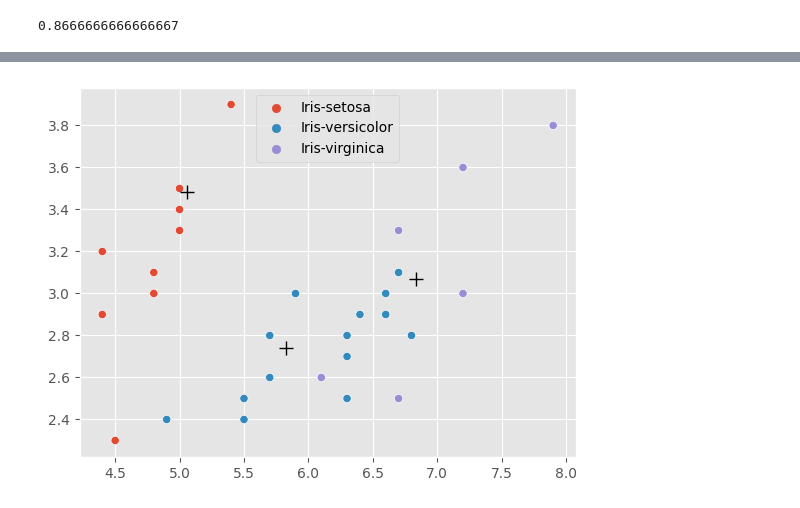
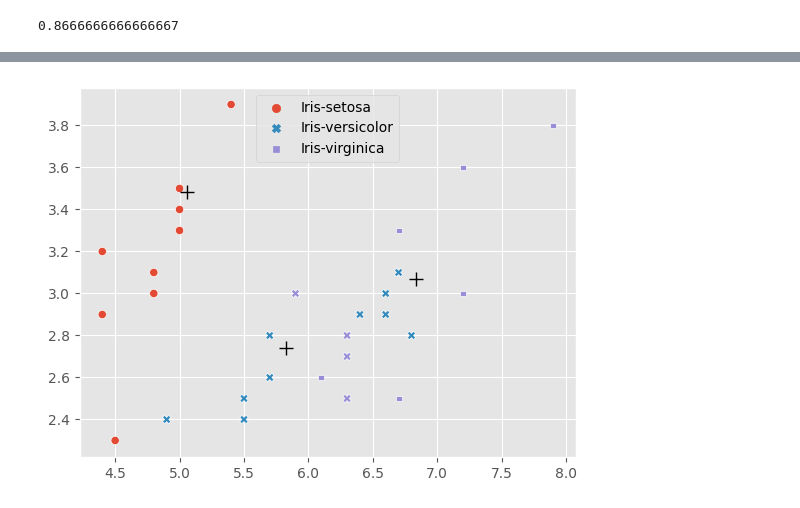
Before and after one commit to sbracellari/csi-6160, a Jupyter notebook: hw6.ipynb, the cells around one changed output, grey strips where cells are left out. Cells and saved outputs as stored; diff of their text form; code cells hidden in the pictures.

Commit message:
more visuals hw6

```diff
--- a/hw6.ipynb
+++ b/hw6.ipynb
@@ -1,5 +1,5 @@
 # %%
-from sklearn.model_selection import KFold
+from sklearn.model_selection import StratifiedKFold
 import polars as pl
 import numpy as np
 from sklearn import preprocessing
@@ -14,7 +14,7 @@ CLUSTERS = 3
 def fetch_data(df, use_split):
     assert(use_split >= 0 and use_split <= 4)
     # perform 5-fold cross validation with a deterministic seed
-    kf = KFold(n_splits=5, shuffle=True, random_state=2028)
+    kf = StratifiedKFold(n_splits=5, shuffle=True, random_state=2028)
     split_x, split_y = get_x_y(df)
     splits = list(kf.split(split_x, split_y))
 
@@ -46,11 +46,10 @@ shape: (5, 5)
 from sklearn.cluster import KMeans
 import numpy as np
 
-model = KMeans(n_clusters=3, random_state=2028, n_init='auto')
+model = KMeans(n_clusters=CLUSTERS, random_state=2028, n_init='auto')
 model.fit(X_train)
 
 preds = model.predict(X_test)
-
 np.count_nonzero(preds == y_test) / len(y_test)
 # %% [output]
 0.8666666666666667
@@ -109,0 +132,18 @@ np.count_nonzero(preds == y_test) / len(y_test)
+# %%
+import seaborn
+import pandas as pd
+import matplotlib.pyplot as plt
+
+plt.style.use('ggplot')
+COLORS = seaborn.color_palette()
+f, ax = plt.subplots()
+
+our_method = [run_experiment(df, x) for x in range(5)]
+benchmark = [sk_bench(df, x) for x in range(5)]
+method = ['Ours' for _ in range(5)] + ['Benchmark' for _ in range(5)]
+plot_df = pd.DataFrame.from_dict({'Accuracy': our_method + benchmark, 'Method': method, 'Trial': list(range(5)) + list(range(5))})
+ax.set_title('5-Fold Cross Validation Accuracy')
+seaborn.barplot(data=plot_df, x='Trial', y='Accuracy', hue='Method', ax=ax, palette=COLORS)
+seaborn.move_legend(ax, "lower center")
+for container in ax.containers:
+    ax.bar_label(container, fmt="%.2f")
@@ -110,25 +152,19 @@ np.count_nonzero(preds == y_test) / len(y_test)
 # %%
 import seaborn
 import matplotlib.pyplot as plt
 
 plt.style.use('ggplot')
 COLORS = seaborn.color_palette()
 
 plt.figure()
-ax = seaborn.scatterplot(x=[X[0] for X in X_test],
-                y=[X[1] for X in X_test],
-                hue=preds,
-                palette=COLORS[0:3],
-                legend='full'
-                )
-plt.plot([x for x, _, _, _ in model.centroids],
-         [y for _, y, _, _ in model.centroids],
-         '+',
-         markersize=10,
-         c='black',
-         )
+ax = seaborn.scatterplot(
+    x=[X[0] for X in X_test], y=[X[1] for X in X_test], hue=y_test,
+    style=preds, palette=COLORS[0:3], legend='full')
+plt.plot(
+    [x for x, _, _, _ in model.centroids], [y for _, y, _, _ in model.centroids], '+',
+    markersize=10, c='black')
 h, _ = ax.get_legend_handles_labels()
 plt.legend(handles=h, loc='upper center', labels=['Iris-setosa', 'Iris-versicolor', 'Iris-virginica'])
 plt.show()
 # %% [output]
-[figure, old version]
+[figure, new version]
```
Also changed, not shown: parts of 3 cells of this notebook.
